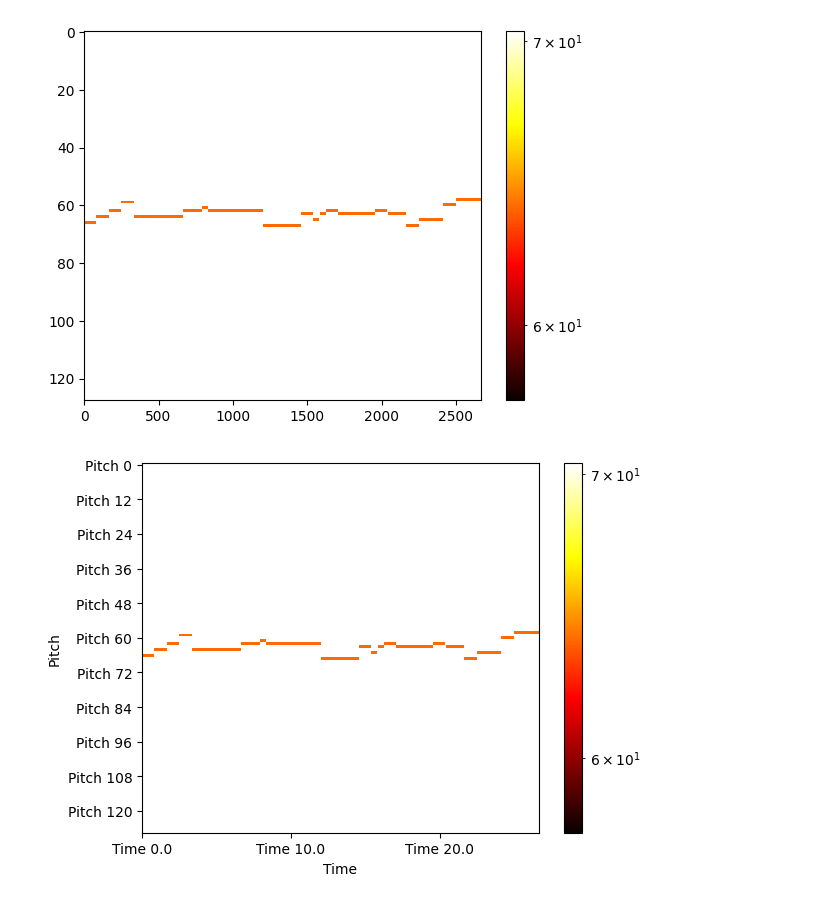
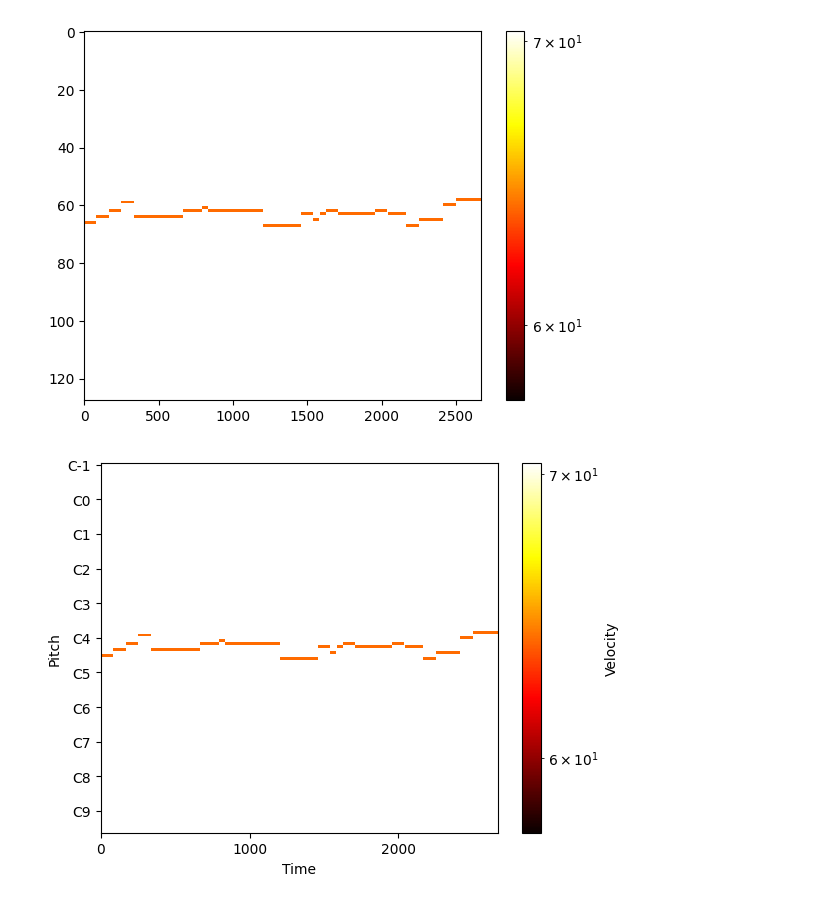
Before and after one commit to ben2002chou/cavmae-pl, a Jupyter notebook: midi/src/preprocess/main.ipynb, the cells around one changed output. Drawn from its saved outputs; the diff is of its cells as text; code cells hidden in the pictures.

```diff
--- a/midi/src/preprocess/main.ipynb
+++ b/midi/src/preprocess/main.ipynb
@@ -234,28 +234,29 @@ plt.show()
 # %%
 import matplotlib.pyplot as plt
 import matplotlib.colors as colors
 
 # Assuming 'pianoroll' is your piano roll matrix
 # where rows correspond to pitches and columns to time steps
 
 # Create the plot
-plt.imshow(pianoroll[:, :], cmap='hot', interpolation='nearest', aspect='auto', norm=colors.LogNorm())
-plt.colorbar()
+plt.imshow(pianoroll, cmap='hot', interpolation='nearest', aspect='auto', norm=colors.LogNorm())
+plt.colorbar(label='Velocity')
 
 # Set the labels for the axes
 plt.xlabel('Time')
 plt.ylabel('Pitch')
 
-# Set the ticks if necessary. For example, you might want to show
-# specific pitches or time intervals depending on your data's resolution
-# Here's an example where we set pitch labels every 12 steps (assuming one step per semitone)
-pitch_labels = range(0, pianoroll.shape[0], 12)  # Adjust depending on your data
-plt.yticks(pitch_labels, [f'Pitch {p}' for p in pitch_labels])
+# MIDI pitches range from 0 to 127. Mapping these to actual note names.
+note_names = ["C", "C#", "D", "D#", "E", "F", "F#", "G", "G#", "A", "A#", "B"]
+pitch_labels = [f'{note_names[p % 12]}{p // 12 - 1}' for p in range(0, 128)]
 
-# Similarly for time, adjust the range and step as per your data's time resolution
+# Set pitch labels every 12 steps (one octave)
+plt.yticks(range(0, 128, 12), pitch_labels[::12])
+
+# Time labels: Adjust the range and step as per your data's time resolution
 time_labels = range(0, pianoroll.shape[1], 1000)  # Example: Mark every 10th time step
-plt.xticks(time_labels, [f'Time {t/100}' for t in time_labels])
+plt.xticks(time_labels, [f'{t}' for t in time_labels])
 
 plt.show()
 # %% [output]
-[figure, old version]
+[figure, new version]
```
Also changed, not shown: 7 other files.
